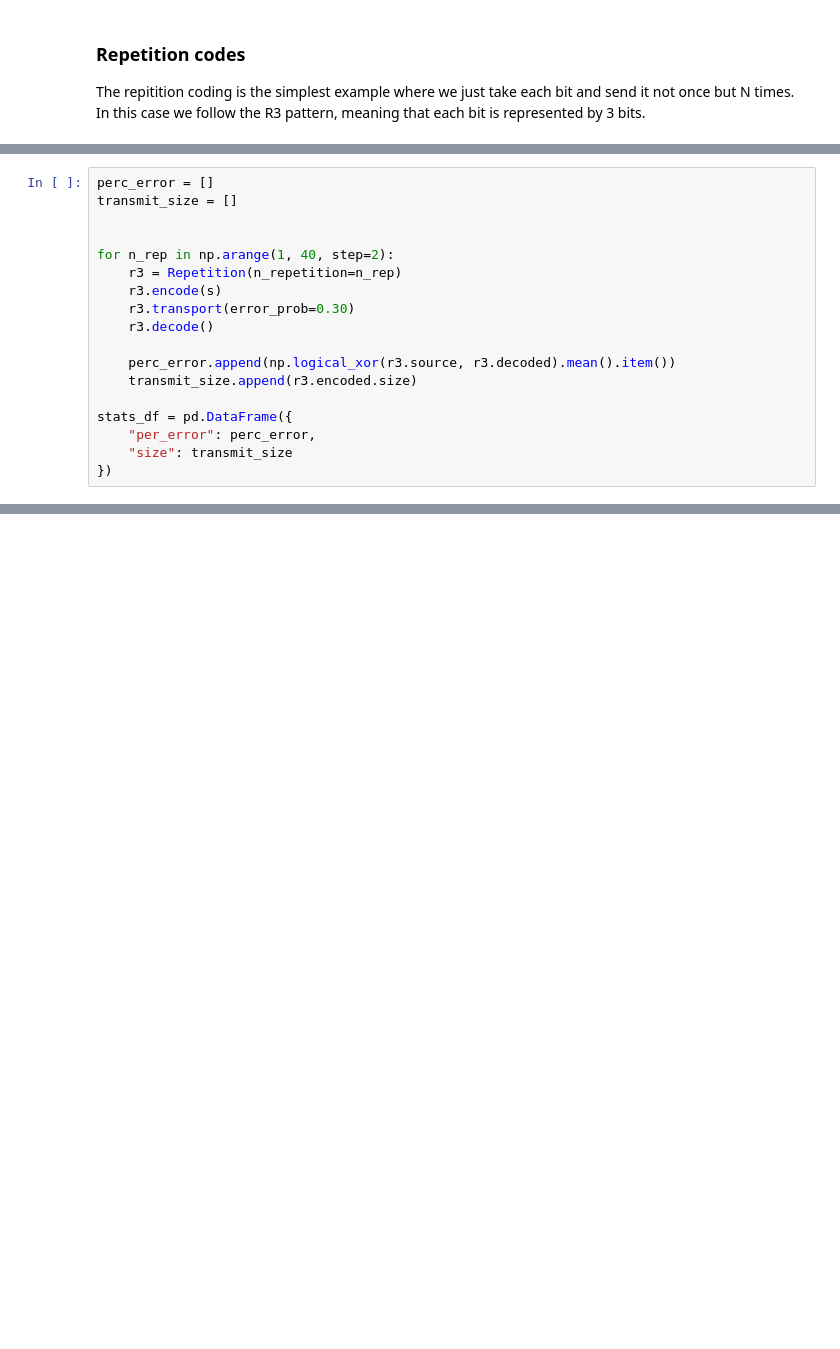
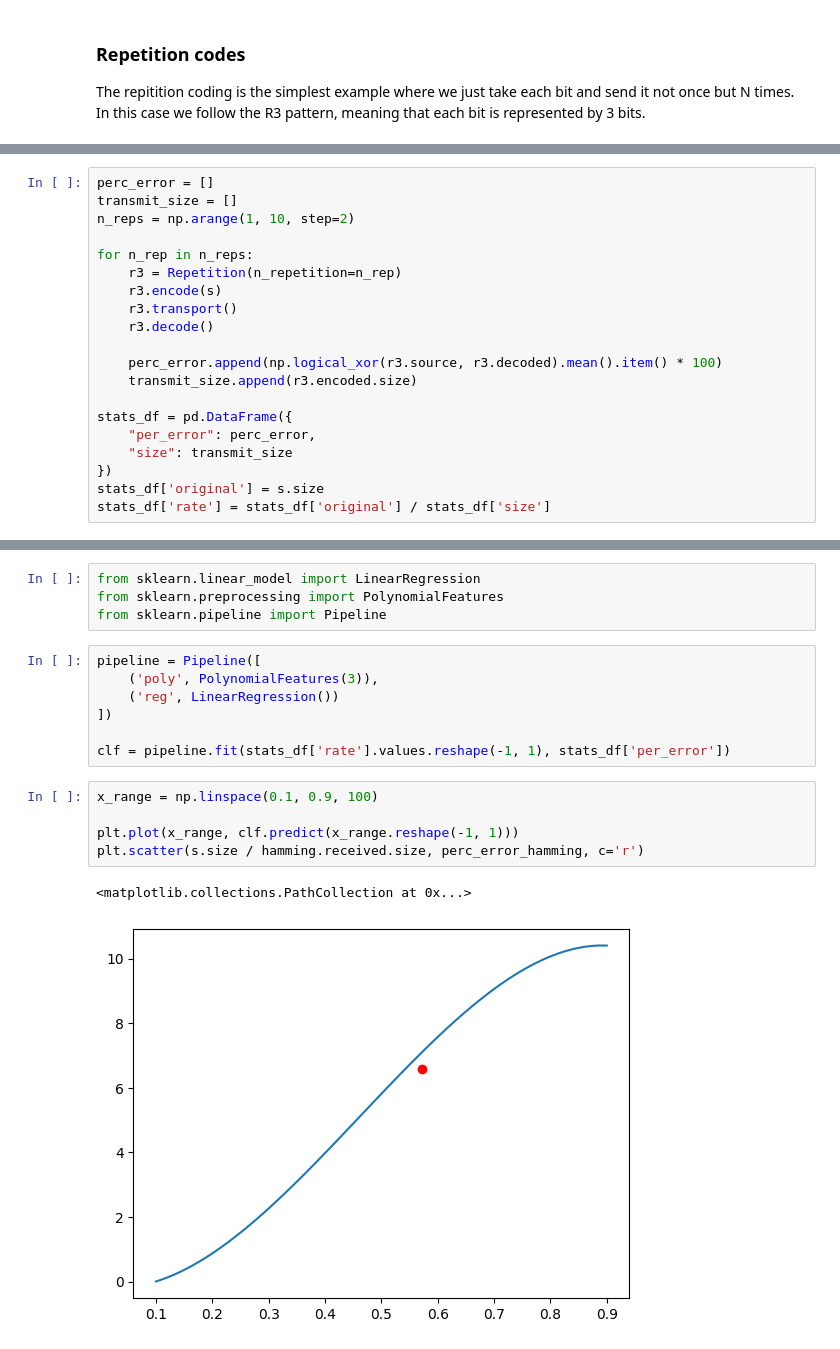
Before and after one commit to wouterMostard/informationtheory, a Jupyter notebook: introduction/Introduction into information theory.ipynb, the cells around one changed output, grey strips where cells are left out. Saved outputs shown, nothing was run; the diff lists cells and outputs as text; blank space fills up the shorter version.

```diff
--- a/introduction/Introduction into information theory.ipynb
+++ b/introduction/Introduction into information theory.ipynb
@@ -67,18 +74,20 @@ class Repetition(BaseClass):
 # %%
 perc_error = []
 transmit_size = []
+n_reps = np.arange(1, 10, step=2)
 
-
-for n_rep in np.arange(1, 40, step=2):
+for n_rep in n_reps:
     r3 = Repetition(n_repetition=n_rep)
     r3.encode(s)
-    r3.transport(error_prob=0.30)
+    r3.transport()
     r3.decode()
 
-    perc_error.append(np.logical_xor(r3.source, r3.decoded).mean().item())
+    perc_error.append(np.logical_xor(r3.source, r3.decoded).mean().item() * 100)
     transmit_size.append(r3.encoded.size)
 
 stats_df = pd.DataFrame({
     "per_error": perc_error,
     "size": transmit_size
 })
+stats_df['original'] = s.size
+stats_df['rate'] = stats_df['original'] / stats_df['size']
@@ -96,0 +142,19 @@ array([0, 0, 0, 0, 0, 0, 0, 0, 0, 0, 1, 1, 1, 1, 1, 1, 1, 1, 1, 1])
+# %%
+from sklearn.linear_model import LinearRegression
+from sklearn.preprocessing import PolynomialFeatures
+from sklearn.pipeline import Pipeline
+# %%
+pipeline = Pipeline([
+    ('poly', PolynomialFeatures(3)),
+    ('reg', LinearRegression())
+])
+
+clf = pipeline.fit(stats_df['rate'].values.reshape(-1, 1), stats_df['per_error'])
+# %%
+x_range = np.linspace(0.1, 0.9, 100)
+
+plt.plot(x_range, clf.predict(x_range.reshape(-1, 1)))
+plt.scatter(s.size / hamming.received.size, perc_error_hamming, c='r')
+# %% [output]
+<matplotlib.collections.PathCollection at 0x...>
+[figure, added]
```
Also changed, not shown: parts of 12 cells of this notebook.
